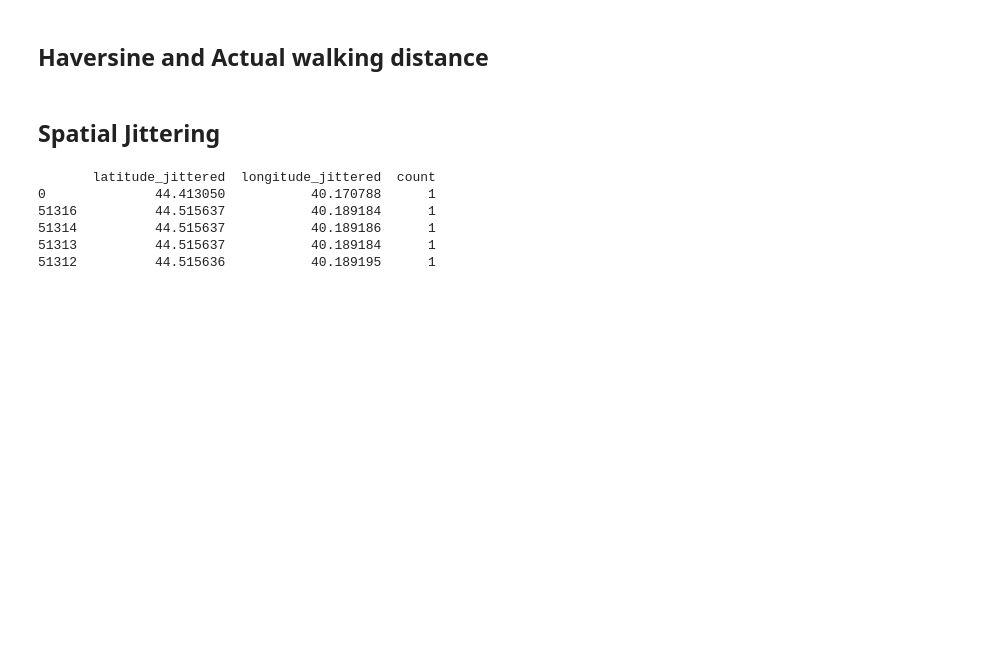
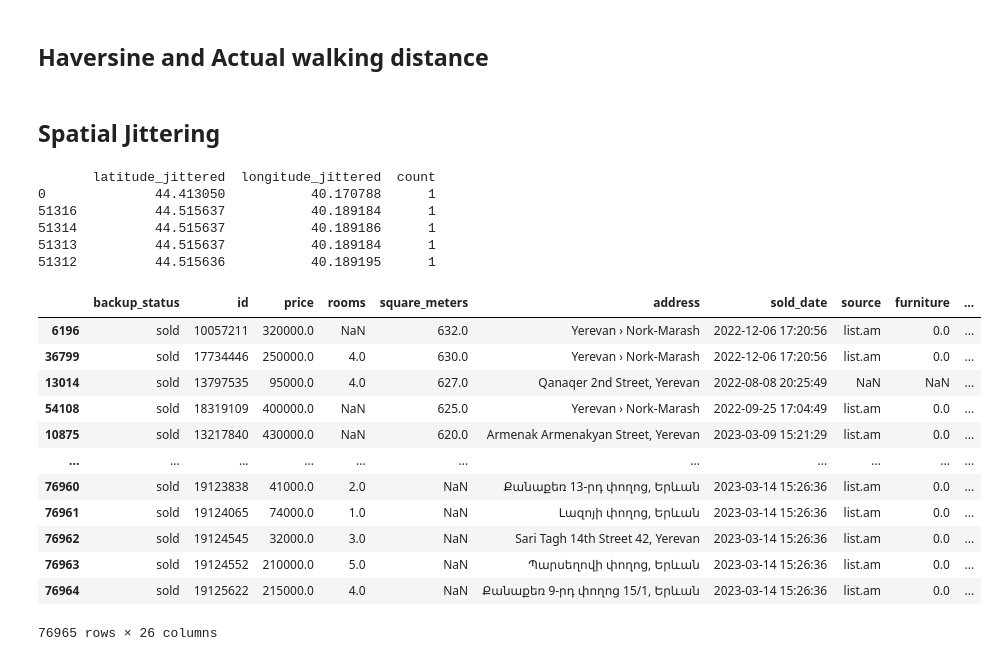
Before and after one commit to AvoDzis/capstone-real-estate, a Jupyter notebook: code/yerevan_historical_cleaning.ipynb, the cells around one changed output. Cells and saved outputs as stored; diff of their text form; code cells hidden in the pictures; blank space fills up the shorter version.

Commit message:
most probably final form for clean data

```diff
--- a/code/yerevan_historical_cleaning.ipynb
+++ b/code/yerevan_historical_cleaning.ipynb
@@ -309,3 +337,21 @@ filtered_df = filtered_df.rename(columns={'date': 'sold_date', 'nearest_station_
 filtered_df = filtered_df.reset_index(drop=True)
 # %%
 filtered_df.to_csv("../data/yerevan_historical_clean/sale_historical.csv", index=False) # without outliers
+# %%
+filtered_df = pd.read_csv('../data/yerevan_historical_clean/sale_historical.csv')
+# %%
+filtered_df.sort_values(by='square_meters',ascending=False)
+# %% [output]
+|  | backup_status | id | price | rooms | square_meters | address | sold_date | source | furniture | ... |
+| 6196 | sold | 10057211 | 320000.0 | NaN | 632.0 | Yerevan › Nork-Marash | 2022-12-06 17:20:56 | list.am | 0.0 | ... |
+| 36799 | sold | 17734446 | 250000.0 | 4.0 | 630.0 | Yerevan › Nork-Marash | 2022-12-06 17:20:56 | list.am | 0.0 | ... |
+| 13014 | sold | 13797535 | 95000.0 | 4.0 | 627.0 | Qanaqer 2nd Street, Yerevan | 2022-08-08 20:25:49 | NaN | NaN | ... |
+| 54108 | sold | 18319109 | 400000.0 | NaN | 625.0 | Yerevan › Nork-Marash | 2022-09-25 17:04:49 | list.am | 0.0 | ... |
+| 10875 | sold | 13217840 | 430000.0 | NaN | 620.0 | Armenak Armenakyan Street, Yerevan | 2023-03-09 15:21:29 | list.am | 0.0 | ... |
+| ... | ... | ... | ... | ... | ... | ... | ... | ... | ... | ... |
+| 76960 | sold | 19123838 | 41000.0 | 2.0 | NaN | Քանաքեռ 13-րդ փողոց, Երևան | 2023-03-14 15:26:36 | list.am | 0.0 | ... |
+| 76961 | sold | 19124065 | 74000.0 | 1.0 | NaN | Լազոյի փողոց, Երևան | 2023-03-14 15:26:36 | list.am | 0.0 | ... |
+| 76962 | sold | 19124545 | 32000.0 | 3.0 | NaN | Sari Tagh 14th Street 42, Yerevan | 2023-03-14 15:26:36 | list.am | 0.0 | ... |
+| 76963 | sold | 19124552 | 210000.0 | 5.0 | NaN | Պարսեղովի փողոց, Երևան | 2023-03-14 15:26:36 | list.am | 0.0 | ... |
+| 76964 | sold | 19125622 | 215000.0 | 4.0 | NaN | Քանաքեռ 9-րդ փողոց 15/1, Երևան | 2023-03-14 15:26:36 | list.am | 0.0 | ... |
+76965 rows × 26 columns
```
Also changed, not shown: parts of 4 cells of this notebook, 1 other file.
